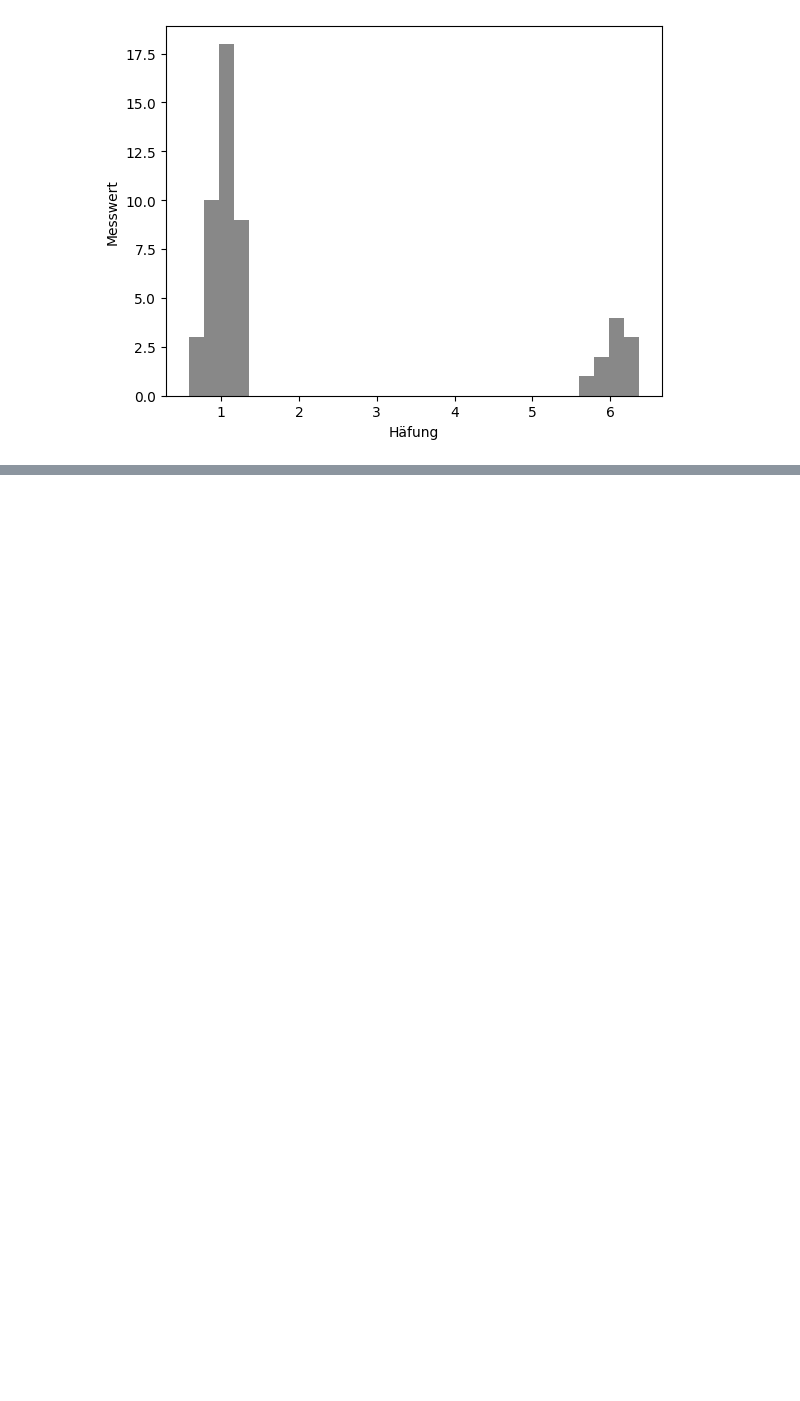
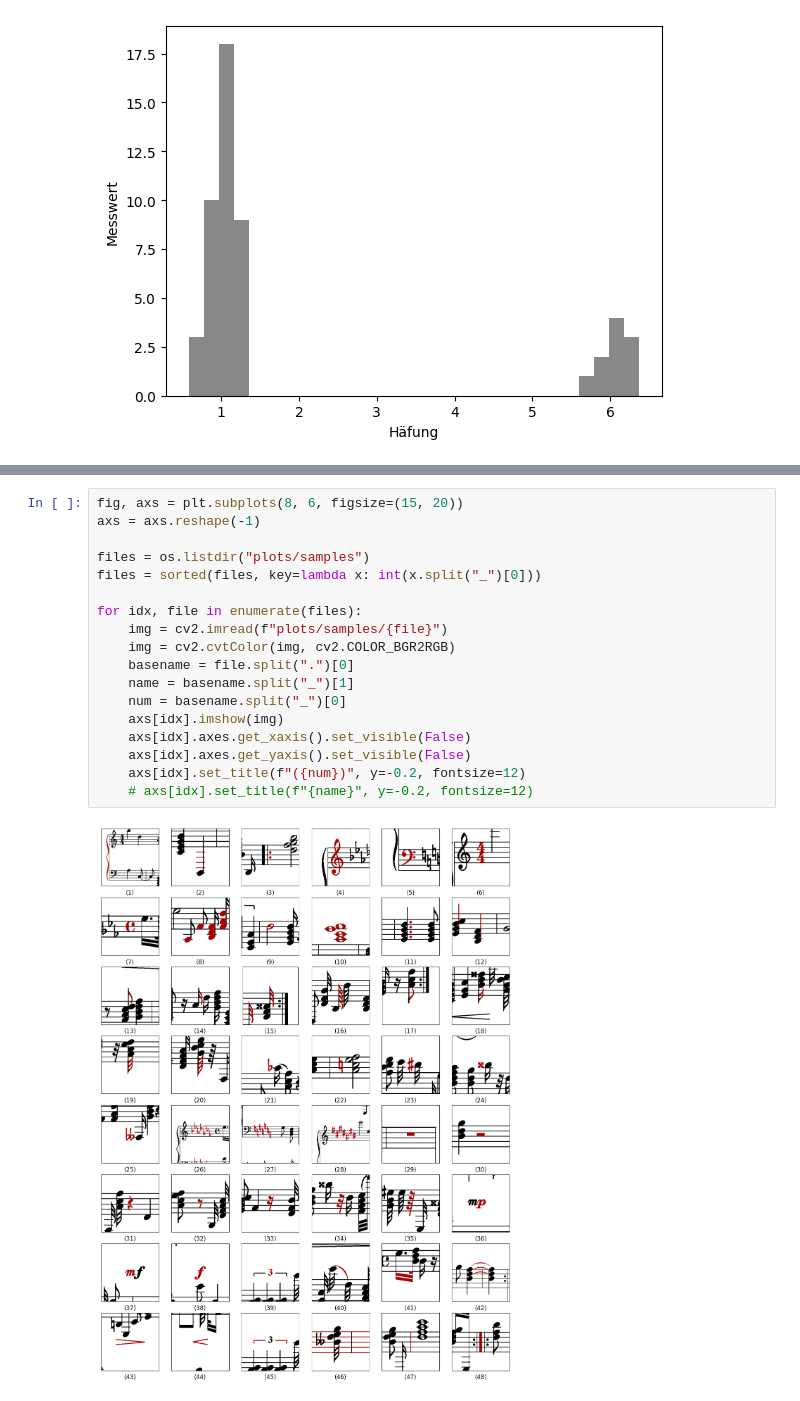
Before and after one commit to nudopnu/omr-unet, a Jupyter notebook: thesis-plots.ipynb, the cells around one changed output, grey strips where cells are left out. Drawn from its saved outputs; the diff is of its cells as text; blank space fills up the shorter version.

```diff
--- a/thesis-plots.ipynb
+++ b/thesis-plots.ipynb
@@ -284,0 +360,20 @@ Text(0.5, 0, 'Häfung')
+# %%
+fig, axs = plt.subplots(8, 6, figsize=(15, 20))
+axs = axs.reshape(-1)
+
+files = os.listdir("plots/samples")
+files = sorted(files, key=lambda x: int(x.split("_")[0]))
+
+for idx, file in enumerate(files):
+    img = cv2.imread(f"plots/samples/{file}")
+    img = cv2.cvtColor(img, cv2.COLOR_BGR2RGB)
+    basename = file.split(".")[0]
+    name = basename.split("_")[1]
+    num = basename.split("_")[0]
+    axs[idx].imshow(img)
+    axs[idx].axes.get_xaxis().set_visible(False)
+    axs[idx].axes.get_yaxis().set_visible(False)
+    axs[idx].set_title(f"({num})", y=-0.2, fontsize=12)
+    # axs[idx].set_title(f"{name}", y=-0.2, fontsize=12)
+# %% [output]
+[figure, added]
```
Also changed, not shown: parts of 6 cells of this notebook.
